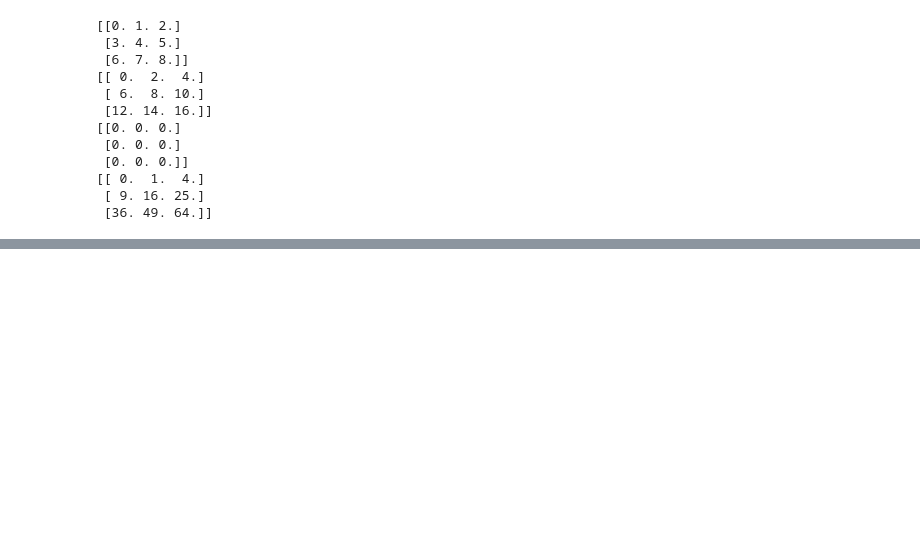
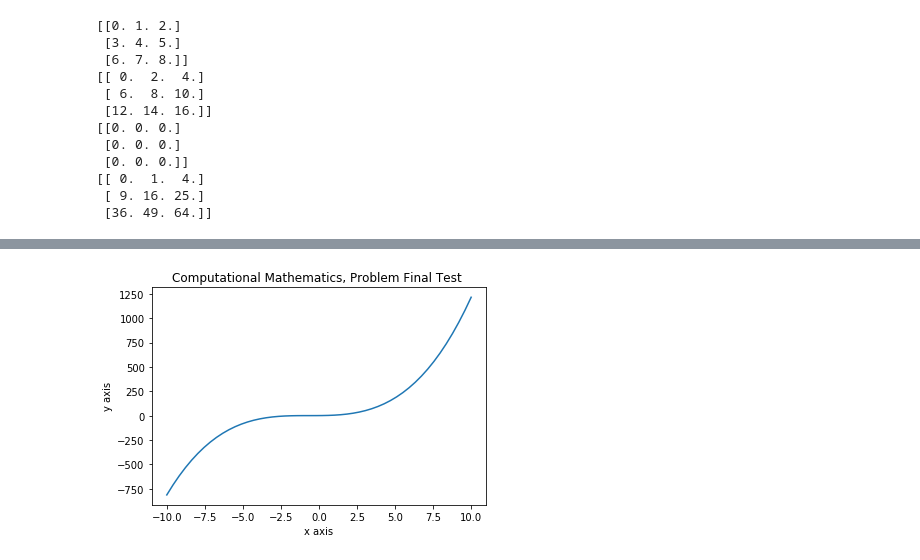
Before and after one commit to rud72k/workshopintro, a Jupyter notebook: 6 Numpy.ipynb, the cells around one changed output, grey strips where cells are left out. Drawn from its saved outputs; the diff is of its cells as text; code cells hidden in the pictures; blank space fills up the shorter version.

```diff
--- a/6 Numpy.ipynb
+++ b/6 Numpy.ipynb
@@ -127,0 +149,14 @@ print(np.multiply(a,b))
+# %%
+import numpy as np
+from numpy import poly1d
+import matplotlib.pyplot as plt
+
+x = np.linspace(-10,10)
+y = x*x*x + 2*x*x + 1.3333*x + 1
+plt.title("Computational Mathematics, Problem Final Test ")
+plt.xlabel("x axis")
+plt.ylabel("y axis")
+plt.plot(x,y)
+plt.show()
+# %% [output]
+[figure, added]
```
Also changed, not shown: parts of 19 cells of this notebook.
